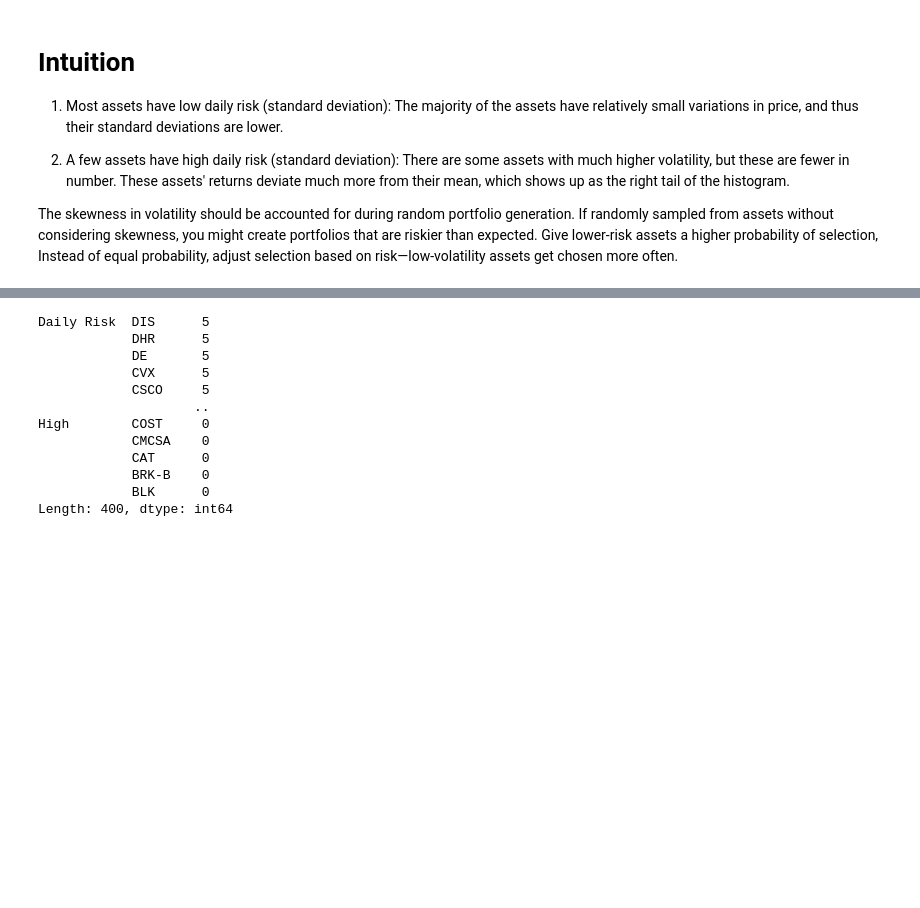
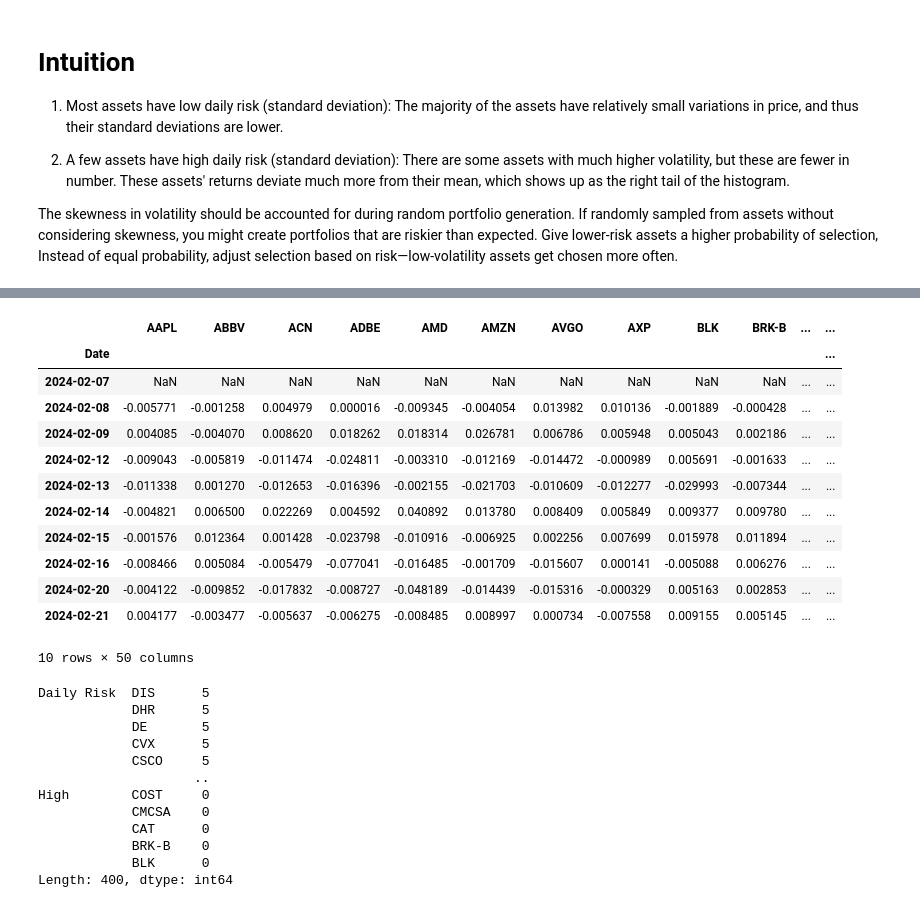
Before and after one commit to Lennykiruthu/foundation-ds-projects, a Jupyter notebook: monte_carlo_notebook.ipynb, the cells around one changed output, grey strips where cells are left out. Drawn from its saved outputs; the diff is of its cells as text; code cells hidden in the pictures; blank space fills up the shorter version.

```diff
--- a/monte_carlo_notebook.ipynb
+++ b/monte_carlo_notebook.ipynb
@@ -273,4 +273,20 @@ data['Daily Risk'].head(10)
 10 rows × 50 columns
+# %%
+data['Log Returns'].head(10)
+# %% [output]
+|  | AAPL | ABBV | ACN | ADBE | AMD | AMZN | AVGO | AXP | BLK | BRK-B | ... | ... |
+| Date |  |  |  |  |  |  |  |  |  |  |  | ... |
+| 2024-02-07 | NaN | NaN | NaN | NaN | NaN | NaN | NaN | NaN | NaN | NaN | ... | ... |
+| 2024-02-08 | -0.005771 | -0.001258 | 0.004979 | 0.000016 | -0.009345 | -0.004054 | 0.013982 | 0.010136 | -0.001889 | -0.000428 | ... | ... |
+| 2024-02-09 | 0.004085 | -0.004070 | 0.008620 | 0.018262 | 0.018314 | 0.026781 | 0.006786 | 0.005948 | 0.005043 | 0.002186 | ... | ... |
+| 2024-02-12 | -0.009043 | -0.005819 | -0.011474 | -0.024811 | -0.003310 | -0.012169 | -0.014472 | -0.000989 | 0.005691 | -0.001633 | ... | ... |
+| 2024-02-13 | -0.011338 | 0.001270 | -0.012653 | -0.016396 | -0.002155 | -0.021703 | -0.010609 | -0.012277 | -0.029993 | -0.007344 | ... | ... |
+| 2024-02-14 | -0.004821 | 0.006500 | 0.022269 | 0.004592 | 0.040892 | 0.013780 | 0.008409 | 0.005849 | 0.009377 | 0.009780 | ... | ... |
+| 2024-02-15 | -0.001576 | 0.012364 | 0.001428 | -0.023798 | -0.010916 | -0.006925 | 0.002256 | 0.007699 | 0.015978 | 0.011894 | ... | ... |
+| 2024-02-16 | -0.008466 | 0.005084 | -0.005479 | -0.077041 | -0.016485 | -0.001709 | -0.015607 | 0.000141 | -0.005088 | 0.006276 | ... | ... |
+| 2024-02-20 | -0.004122 | -0.009852 | -0.017832 | -0.008727 | -0.048189 | -0.014439 | -0.015316 | -0.000329 | 0.005163 | 0.002853 | ... | ... |
+| 2024-02-21 | 0.004177 | -0.003477 | -0.005637 | -0.006275 | -0.008485 | 0.008997 | 0.000734 | -0.007558 | 0.009155 | 0.005145 | ... | ... |
+10 rows × 50 columns
 # %%
 data.isnull().sum().sort_values(ascending=False)
 # %% [output]
```
Also changed, not shown: parts of 22 cells of this notebook.
